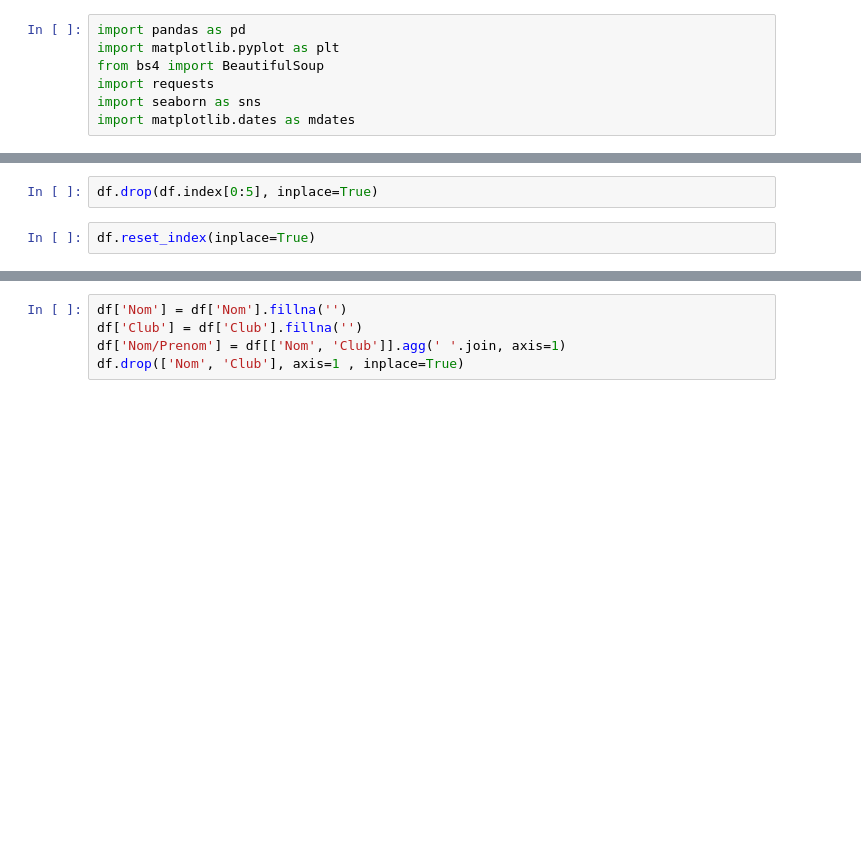
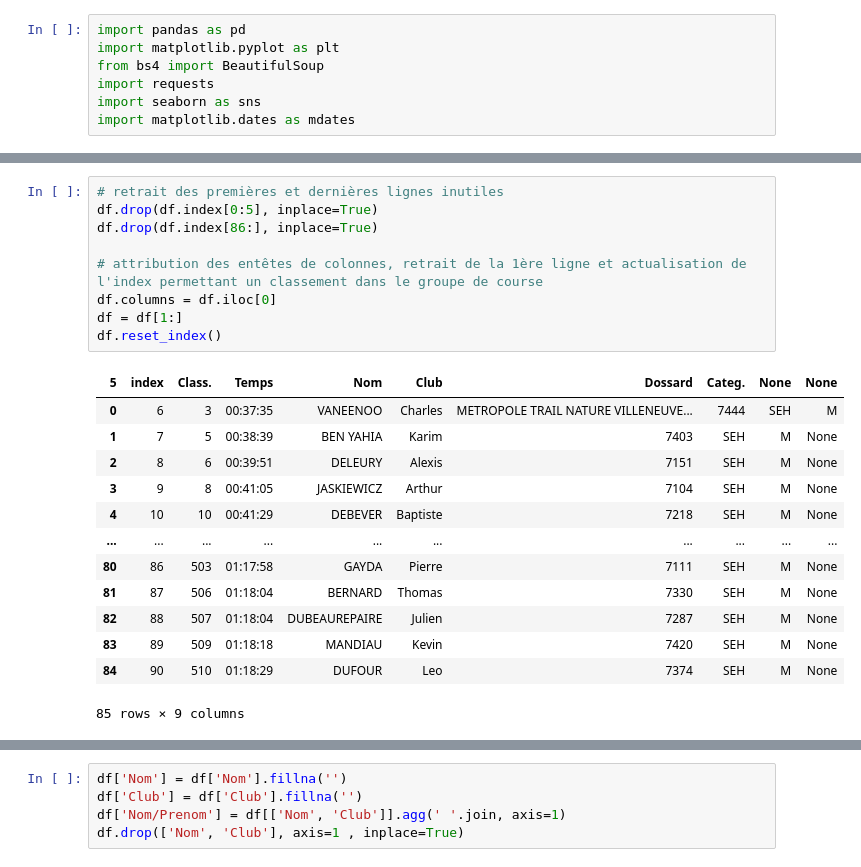
Before and after one commit to antoinedhelft/Projects, a Jupyter notebook: Trail/trail-des-allum-s-2024-homme.ipynb, the cells around one changed output, grey strips where cells are left out. Drawn from its saved outputs; the diff is of its cells as text; blank space fills up the shorter version.

```diff
--- a/Trail/trail-des-allum-s-2024-homme.ipynb
+++ b/Trail/trail-des-allum-s-2024-homme.ipynb
@@ -83,6 +64,25 @@ df.tail(20)
 | 94 | COPYRIGHT / RESPONSABILITE | None | None | None | None | None | None | None |
 | 95 | Toute reproduction de notre calen... | Toute reproduction de notre calen... | Les résultats sont diffusés à tit... | None | None | None | None | None |
 # %%
+# retrait des premières et dernières lignes inutiles
 df.drop(df.index[0:5], inplace=True)
+df.drop(df.index[86:], inplace=True)
+
+# attribution des entêtes de colonnes, retrait de la 1ère ligne et actualisation de l'index permettant un classement dans le groupe de course
+df.columns = df.iloc[0]
+df = df[1:]
+df.reset_index()
+# %% [output]
+| 5 | index | Class. | Temps | Nom | Club | Dossard | Categ. | None | None |
+| 0 | 6 | 3 | 00:37:35 | VANEENOO | Charles | METROPOLE TRAIL NATURE VILLENEUVE... | 7444 | SEH | M |
+| 1 | 7 | 5 | 00:38:39 | BEN YAHIA | Karim | 7403 | SEH | M | None |
+| 2 | 8 | 6 | 00:39:51 | DELEURY | Alexis | 7151 | SEH | M | None |
+| 3 | 9 | 8 | 00:41:05 | JASKIEWICZ | Arthur | 7104 | SEH | M | None |
+| 4 | 10 | 10 | 00:41:29 | DEBEVER | Baptiste | 7218 | SEH | M | None |
+| ... | ... | ... | ... | ... | ... | ... | ... | ... | ... |
+| 80 | 86 | 503 | 01:17:58 | GAYDA | Pierre | 7111 | SEH | M | None |
+| 81 | 87 | 506 | 01:18:04 | BERNARD | Thomas | 7330 | SEH | M | None |
+| 82 | 88 | 507 | 01:18:04 | DUBEAUREPAIRE | Julien | 7287 | SEH | M | None |
+| 83 | 89 | 509 | 01:18:18 | MANDIAU | Kevin | 7420 | SEH | M | None |
+| 84 | 90 | 510 | 01:18:29 | DUFOUR | Leo | 7374 | SEH | M | None |
+85 rows × 9 columns
-# %%
-df.reset_index(inplace=True)
```
Also changed, not shown: parts of 17 cells of this notebook, 1 other file.
